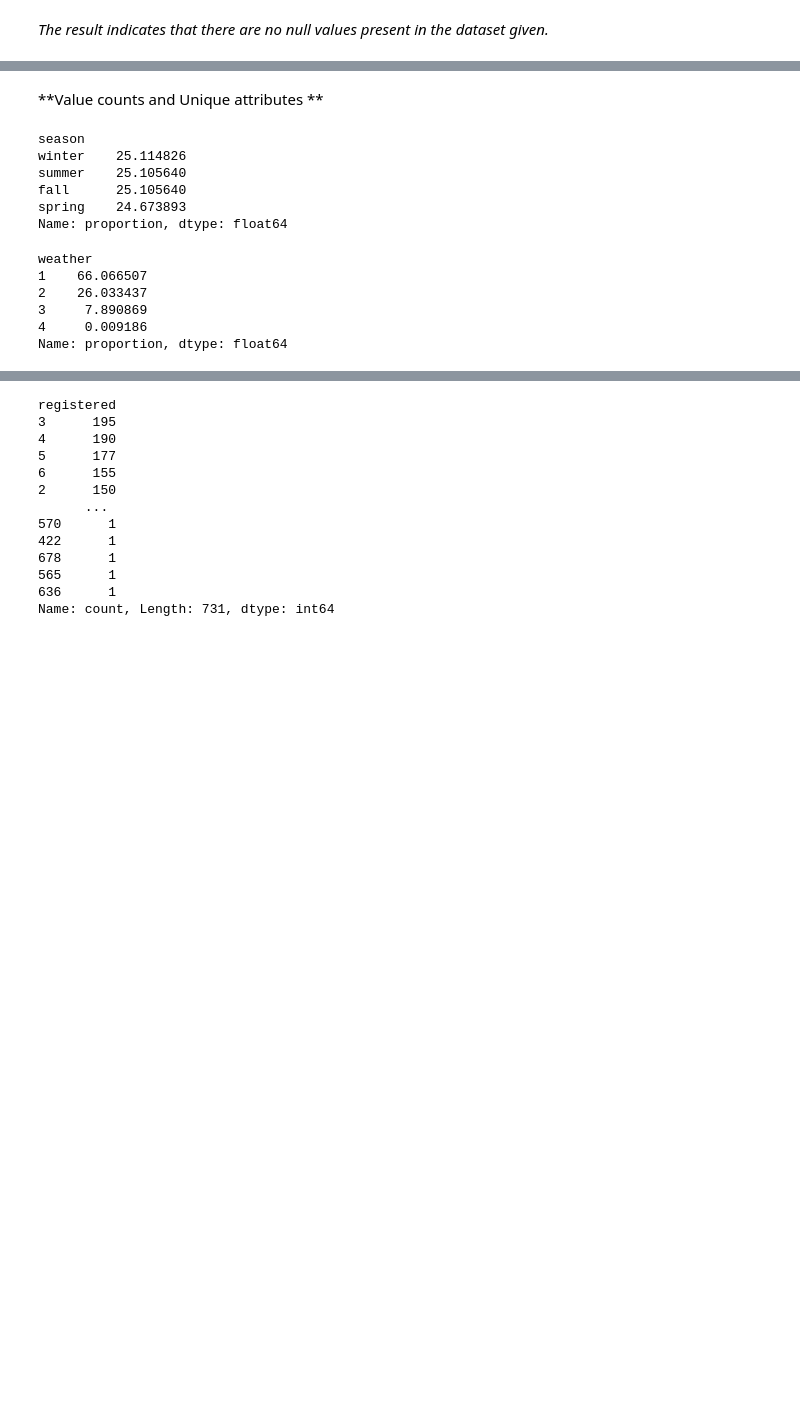
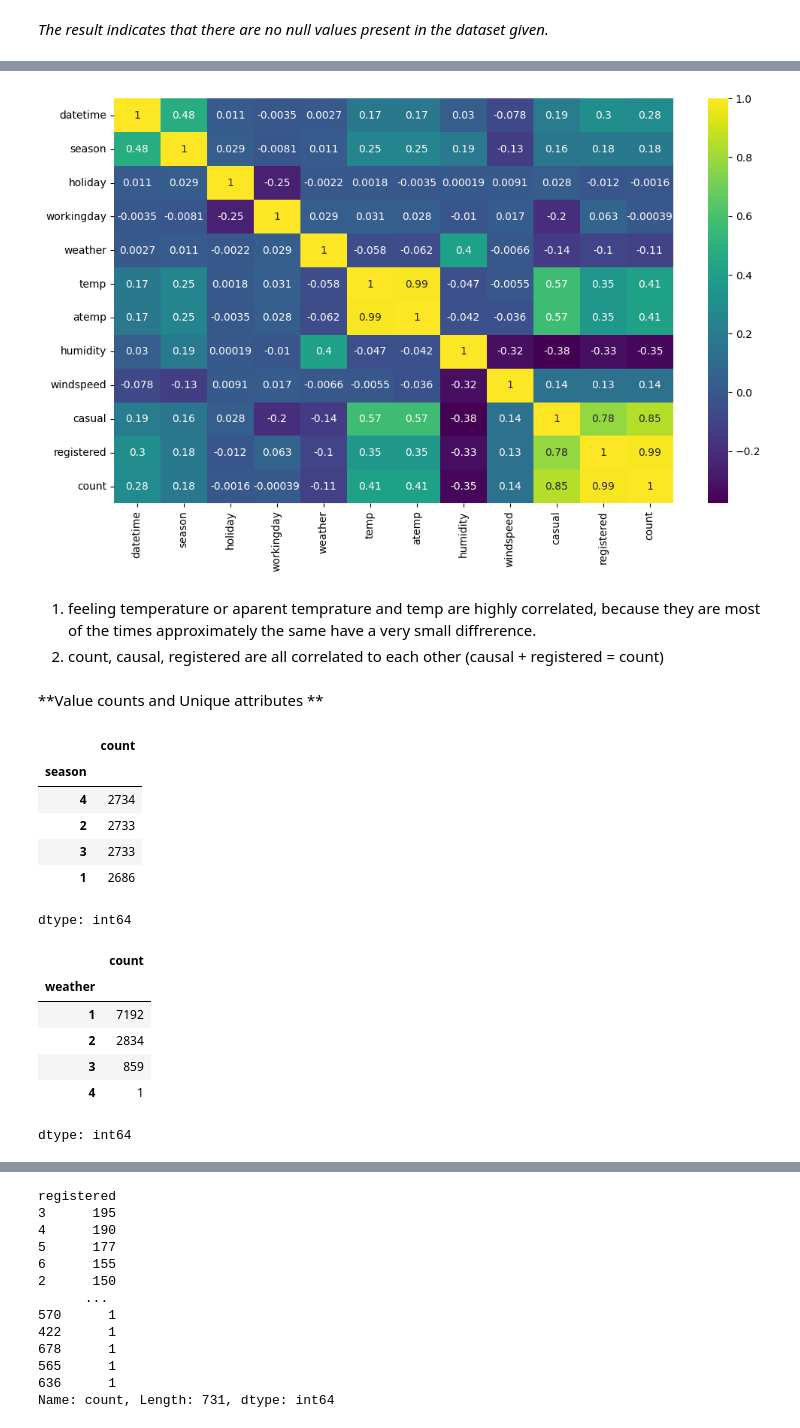
Before and after one commit to lm934/Case-Study-Rental-Bike-Data-Analysis, a Jupyter notebook: Rental_Bike_Data_Analysis.ipynb, the cells around one changed output, grey strips where cells are left out. Saved outputs shown, nothing was run; the diff lists cells and outputs as text; code cells hidden in the pictures; blank space fills up the shorter version.

```diff
--- a/Rental_Bike_Data_Analysis.ipynb
+++ b/Rental_Bike_Data_Analysis.ipynb
@@ -157,0 +173,12 @@ df.head()
+# %%
+# Correlation Heatmap -
+
+plt.figure(figsize=(12, 7))
+sns.heatmap(df.corr(method='spearman'),
+            annot=True, cmap='viridis')
+plt.show()
+# %% [output]
+[figure, added]
+# %% [markdown]
+1. feeling temperature or aparent temprature and temp are highly correlated, because they are most of the times approximately the same have a very small diffrerence.
+2. count, causal, registered are all correlated to each other (causal + registered = count)
@@ -159,22 +189,22 @@ df.head()
 **Value counts and Unique attributes **
 # %%
 df["season"].value_counts()
-df["season"].value_counts(normalize=True)*100
 # %% [output]
+|  | count |
+| season |  |
+| 4 | 2734 |
+| 2 | 2733 |
+| 3 | 2733 |
+| 1 | 2686 |
-season
-winter    25.114826
-summer    25.105640
-fall      25.105640
-spring    24.673893
-Name: proportion, dtype: float64
+dtype: int64
 # %%
 df["weather"].value_counts()
-df["weather"].value_counts(normalize=True)*100
 # %% [output]
+|  | count |
+| weather |  |
+| 1 | 7192 |
+| 2 | 2834 |
+| 3 | 859 |
+| 4 | 1 |
-weather
-1    66.066507
-2    26.033437
-3     7.890869
-4     0.009186
-Name: proportion, dtype: float64
+dtype: int64
 # %%
```
Also changed, not shown: parts of 14 cells of this notebook.
